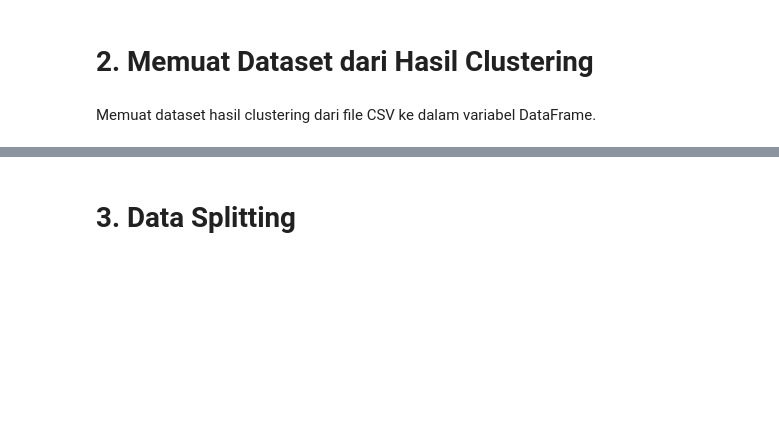
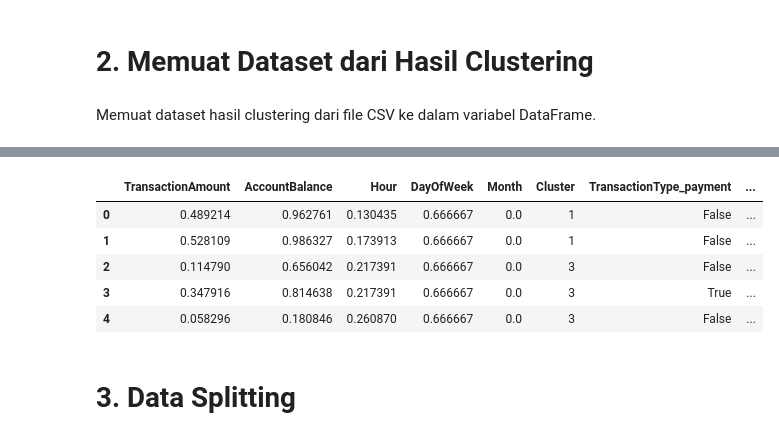
Before and after one commit to UndefinedE02/Machine-Learning-Clustering-and-Klasification, a Jupyter notebook: Submission_2/[Klasifikasi]_Submission_Akhir_BMLP_Your_Name.ipynb, the cells around one changed output, grey strips where cells are left out. Drawn from its saved outputs; the diff is of its cells as text; code cells hidden in the pictures; blank space fills up the shorter version.

```diff
--- a/Submission_2/[Klasifikasi]_Submission_Akhir_BMLP_Your_Name.ipynb
+++ b/Submission_2/[Klasifikasi]_Submission_Akhir_BMLP_Your_Name.ipynb
@@ -44,12 +45,26 @@ cluster_distribution, df_encoded.head()
  3                       False
  4                       False  )
 # %%
-# Menghapus kolom yang tidak relevan
-df_cleaned = df_encoded.drop(columns=["TransactionID", "AccountID", "Timestamp"])
-
-# Memisahkan fitur dan target
-X = df_cleaned.drop(columns=["Cluster"])
-y = df_cleaned["Cluster"]
+# Hapus kolom yang tidak dibutuhkan
+df_cleaned = df.drop(columns=['TransactionID', 'AccountID', 'Timestamp'])
+# %%
+# One-Hot Encoding untuk TransactionType
+df_encoded = pd.get_dummies(df_cleaned, columns=['TransactionType'], drop_first=True)
+
+# Normalisasi fitur numerik
+scaler = MinMaxScaler()
+numerical_features = ['TransactionAmount', 'AccountBalance', 'Hour', 'DayOfWeek', 'Month']
+df_encoded[numerical_features] = scaler.fit_transform(df_encoded[numerical_features])
+# %%
+# Periksa hasil preprocessing
+df_encoded.head()
+# %% [output]
+|  | TransactionAmount | AccountBalance | Hour | DayOfWeek | Month | Cluster | TransactionType_payment | ... |
+| 0 | 0.489214 | 0.962761 | 0.130435 | 0.666667 | 0.0 | 1 | False | ... |
+| 1 | 0.528109 | 0.986327 | 0.173913 | 0.666667 | 0.0 | 1 | False | ... |
+| 2 | 0.114790 | 0.656042 | 0.217391 | 0.666667 | 0.0 | 3 | False | ... |
+| 3 | 0.347916 | 0.814638 | 0.217391 | 0.666667 | 0.0 | 3 | True | ... |
+| 4 | 0.058296 | 0.180846 | 0.260870 | 0.666667 | 0.0 | 3 | False | ... |
 # %% [markdown]
 # **3. Data Splitting**
 # %% [markdown]
```
Also changed, not shown: parts of 15 cells of this notebook, 1 other file.
